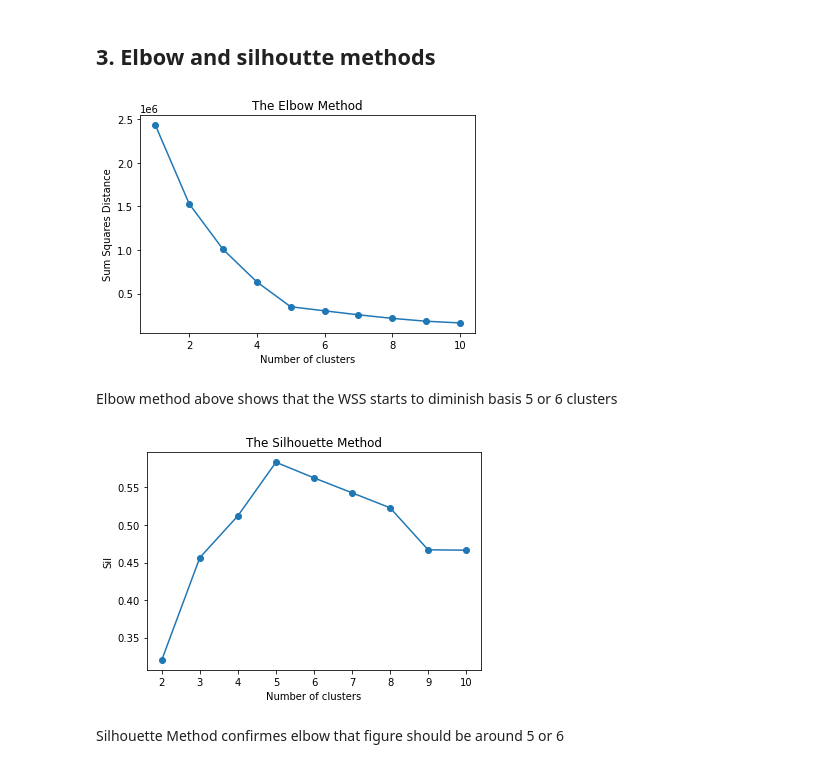
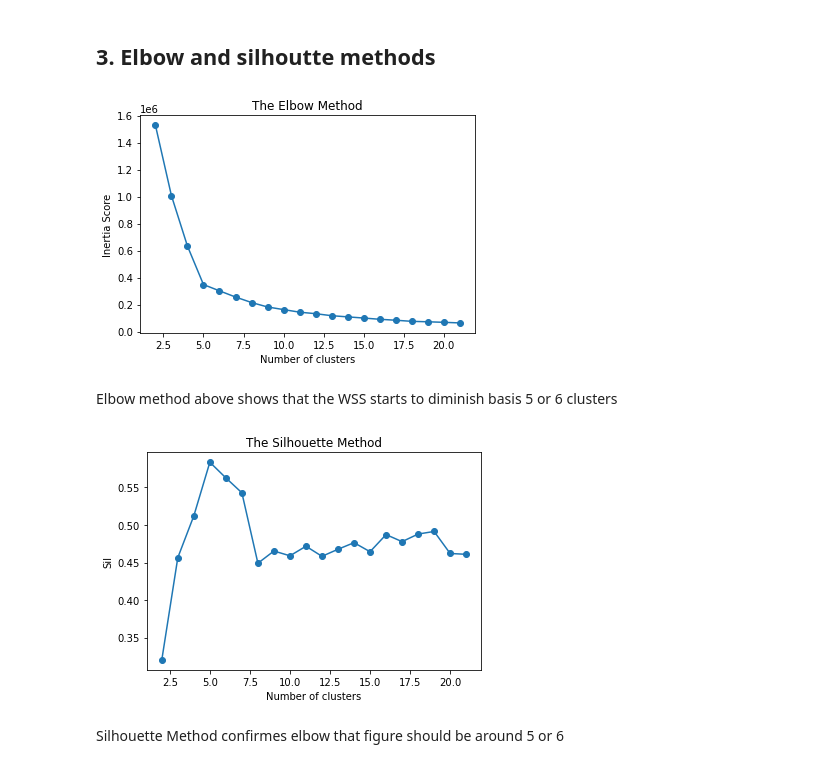
Before and after one commit to mikebenas/LSE_TurtleGames_R_Analysis, a Jupyter notebook: LSE_DA301_Assignment_Python_template.ipynb, the cells around one changed output. Cells and saved outputs as stored; diff of their text form; code cells hidden in the pictures.

```diff
--- a/LSE_DA301_Assignment_Python_template.ipynb
+++ b/LSE_DA301_Assignment_Python_template.ipynb
@@ -557,8 +557,9 @@ warnings.filterwarnings('ignore')
 # %%
 # Load the CSV file(s) as df2.
 # Import new CSV file with Pandas.
-df2 = pd.read_csv('turtle_reviews_clean.csv')
+df1 = pd.read_csv('turtle_reviews_clean.csv', index_col=False)
 
 # View DataFrame.
-df2.head()
+print (df1.info())
+df1.head ()
 # %% [output]
@@ -570,8 +588,4 @@ df2.head()
 | 4 | Female | 33 | 13.94 | 40 | 366 | graduate | 291 | As my review of GF9's previous sc... | Money trap |
 # %%
 # Drop unnecessary columns.
-df2=reviews[['renumeration','spending_score']]
-
-# View column names and Dataframe
-print (df2.columns.values)
-df2.head()
+df2 = pd.DataFrame(df1, columns=['renumeration', 'spending_score'])
@@ -644,10 +660,10 @@ sns.pairplot(df2)
 # %%
 # Determine the number of clusters: Elbow method.
 sum_squar = []
-for i in range(1, 11):
+for i in range(2, 22):
     kmeans = KMeans(n_clusters=i,
                     init='k-means++',
-                    max_iter=300,
+                    max_iter=500,
                     n_init=10,
                     random_state=0)
     kmeans.fit(df2)
@@ -655,45 +671,45 @@ for i in range(1, 11):
 
 # Plot the elbow method. Plots the sum of squared distances from
 #each point to its assigned centre.
-plt.plot(range(1, 11),
+plt.plot(range(2, 22),
          sum_squar,
          marker='o')
 
 # Insert labels and title.
 plt.title("The Elbow Method")
 plt.xlabel("Number of clusters")
-plt.ylabel("Sum Squares Distance")
+plt.ylabel("Inertia Score")
 
 plt.show()
 # %% [output]
-[figure, old version]
+[figure, new version]
 # %% [markdown]
 Elbow method above shows that the WSS starts to diminish basis 5 or 6 clusters
 # %%
 # Find the range of clusters to be used using silhouette method.
 sil = []
-kmax = 10
+kmax = 21
 
 for k in range(2, kmax+1):
     kmeans_s = KMeans(n_clusters=k).fit(df2)
     labels = kmeans_s.labels_
     sil.append(silhouette_score(df2,
                                 labels,
                                 metric='euclidean'))
 
 # Plot the silhouette method.
 plt.plot(range(2, kmax+1),
          sil,
          marker='o')
 
 # Insert labels and title.
 plt.title("The Silhouette Method")
 plt.xlabel("Number of clusters")
 plt.ylabel("Sil")
 
 plt.show()
 # %% [output]
-[figure, old version]
+[figure, new version]
 # %% [markdown]
 Silhouette Method confirmes elbow that figure should be around 5 or 6
 # %% [markdown]
```
Also changed, not shown: parts of 21 cells of this notebook.
